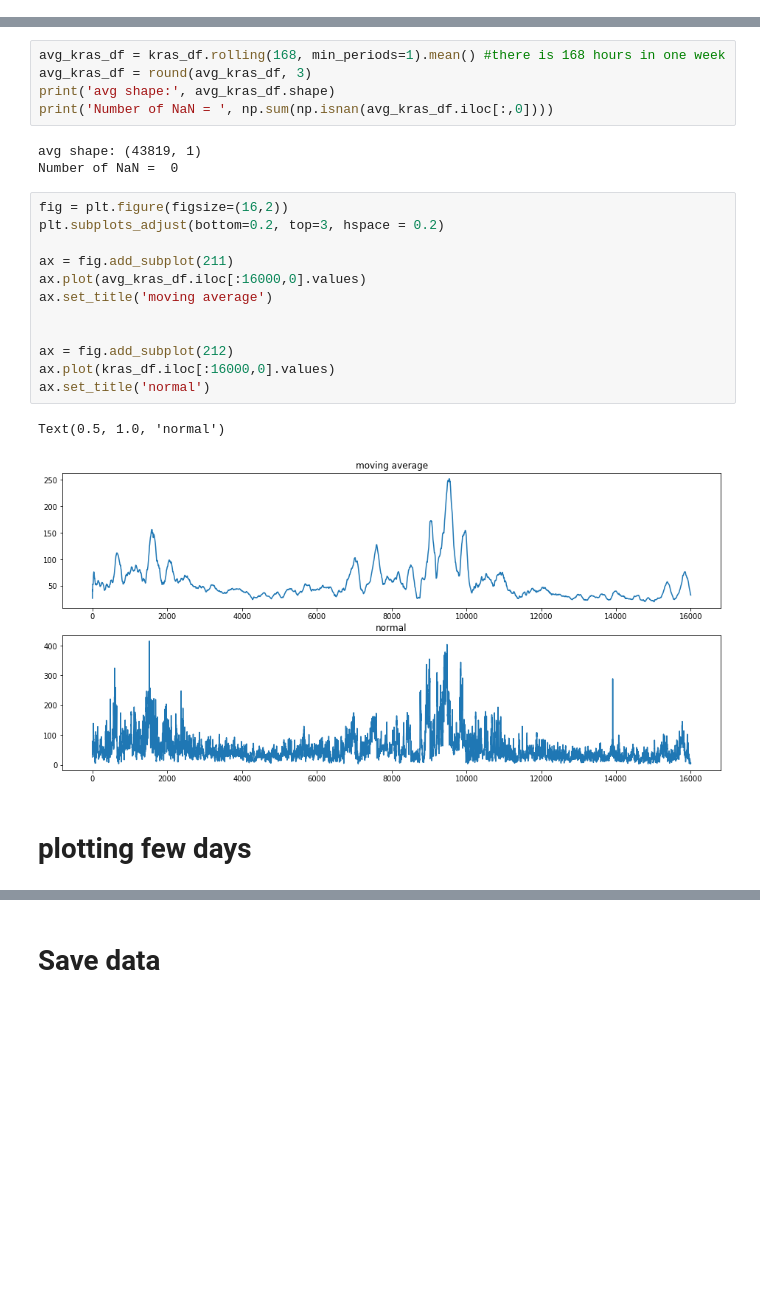
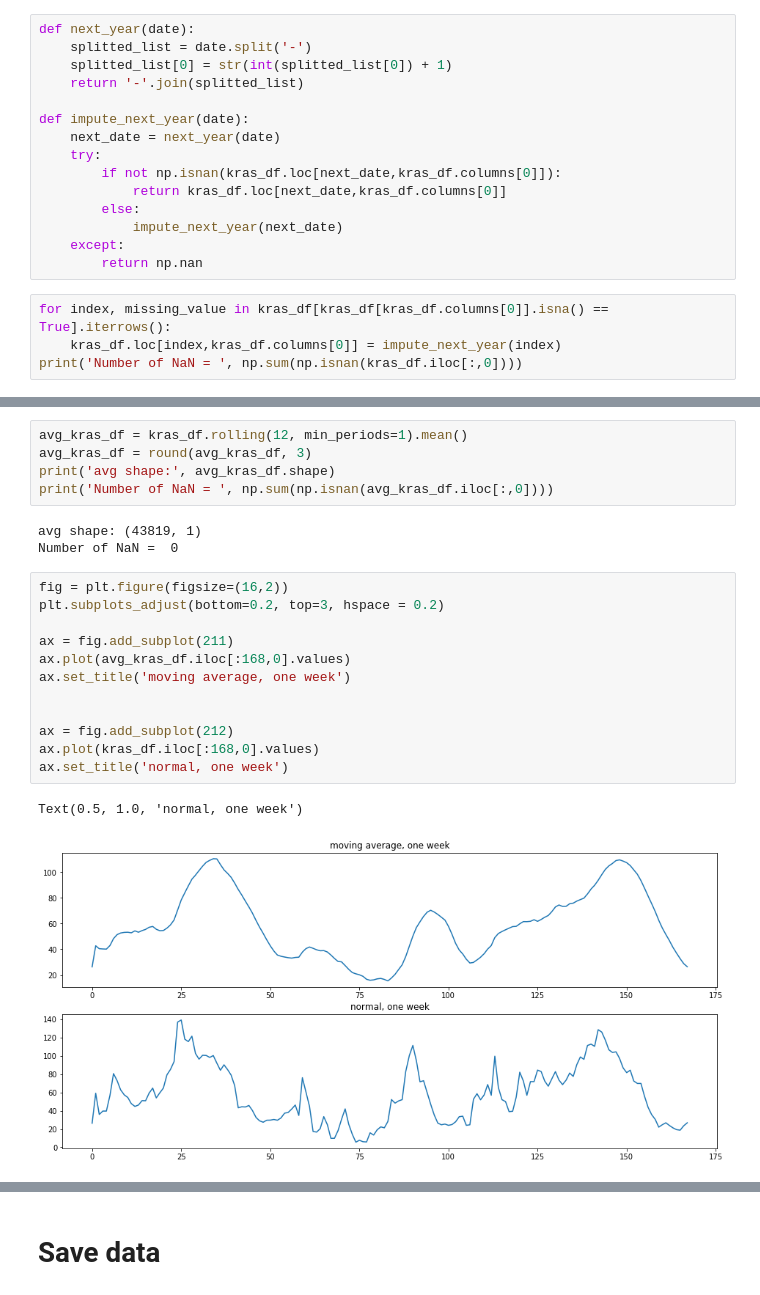
Before and after one commit to tynski/AirPolutionPrediction, a Jupyter notebook: hourly_pred/DataProcessing.ipynb, the cells around one changed output, grey strips where cells are left out. Cells and saved outputs as stored; diff of their text form; blank space fills up the shorter version.

```diff
--- a/hourly_pred/DataProcessing.ipynb
+++ b/hourly_pred/DataProcessing.ipynb
@@ -67,3 +69,22 @@ for index, missing_value in kras_df[kras_df[kras_df.columns[0]].isna() == True].
 print('Number of NaN = ', np.sum(np.isnan(kras_df.iloc[:,0])))
 # %% [output]
 Number of NaN =  90
+# %%
+def next_year(date):
+    splitted_list = date.split('-')
+    splitted_list[0] = str(int(splitted_list[0]) + 1)
+    return '-'.join(splitted_list)
+
+def impute_next_year(date):
+    next_date = next_year(date)
+    try:
+        if not np.isnan(kras_df.loc[next_date,kras_df.columns[0]]):
+            return kras_df.loc[next_date,kras_df.columns[0]]
+        else:
+            impute_next_year(next_date)
+    except:
+        return np.nan
+# %%
+for index, missing_value in kras_df[kras_df[kras_df.columns[0]].isna() == True].iterrows():
+    kras_df.loc[index,kras_df.columns[0]] = impute_next_year(index)
+print('Number of NaN = ', np.sum(np.isnan(kras_df.iloc[:,0])))
@@ -73,5 +97,5 @@ moving average also handles missing values
 # %%
-avg_kras_df = kras_df.rolling(168, min_periods=1).mean() #there is 168 hours in one week
+avg_kras_df = kras_df.rolling(12, min_periods=1).mean()
 avg_kras_df = round(avg_kras_df, 3)
 print('avg shape:', avg_kras_df.shape)
 print('Number of NaN = ', np.sum(np.isnan(avg_kras_df.iloc[:,0])))
@@ -81,17 +105,15 @@ Number of NaN =  0
 # %%
 fig = plt.figure(figsize=(16,2))
 plt.subplots_adjust(bottom=0.2, top=3, hspace = 0.2)
 
 ax = fig.add_subplot(211)
-ax.plot(avg_kras_df.iloc[:16000,0].values)
-ax.set_title('moving average')
+ax.plot(avg_kras_df.iloc[:168,0].values)
+ax.set_title('moving average, one week')
 
 
 ax = fig.add_subplot(212)
-ax.plot(kras_df.iloc[:16000,0].values)
-ax.set_title('normal')
+ax.plot(kras_df.iloc[:168,0].values)
+ax.set_title('normal, one week')
 # %% [output]
-Text(0.5, 1.0, 'normal')
+Text(0.5, 1.0, 'normal, one week')
-[figure, old version]
+[figure, new version]
-# %% [markdown]
-# plotting few days
```
Also changed, not shown: parts of 6 cells of this notebook, 2 other files.
